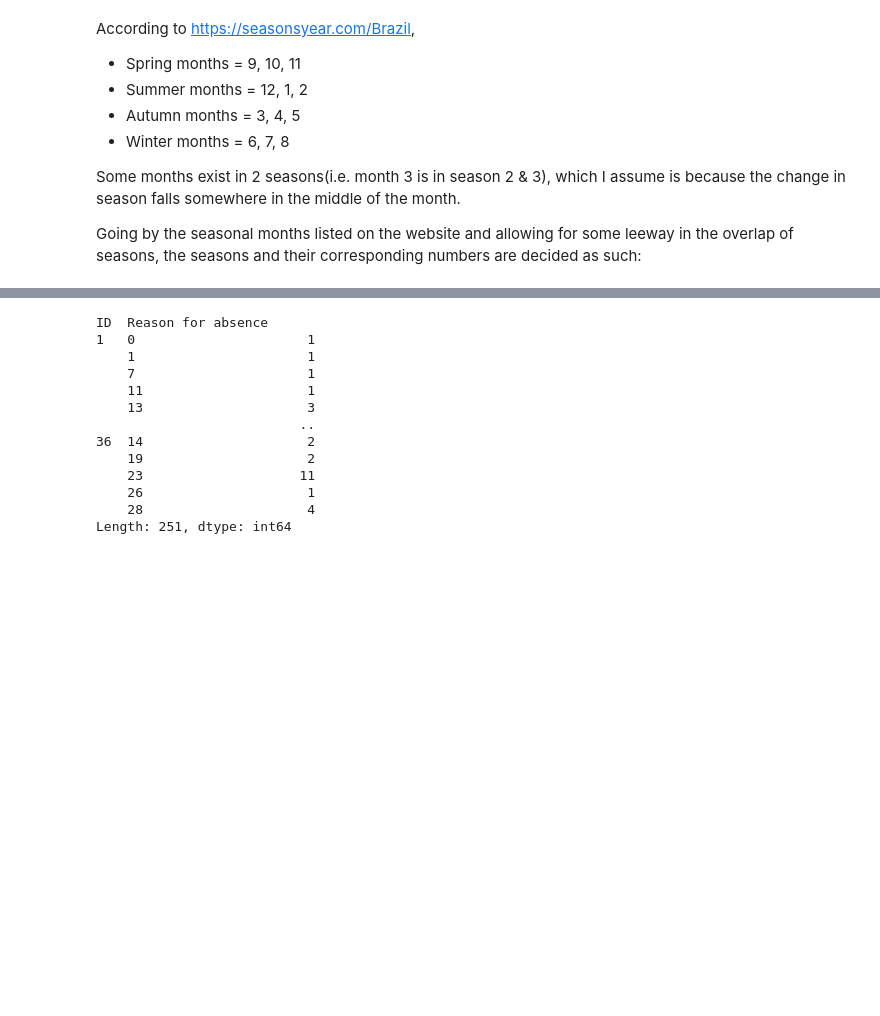
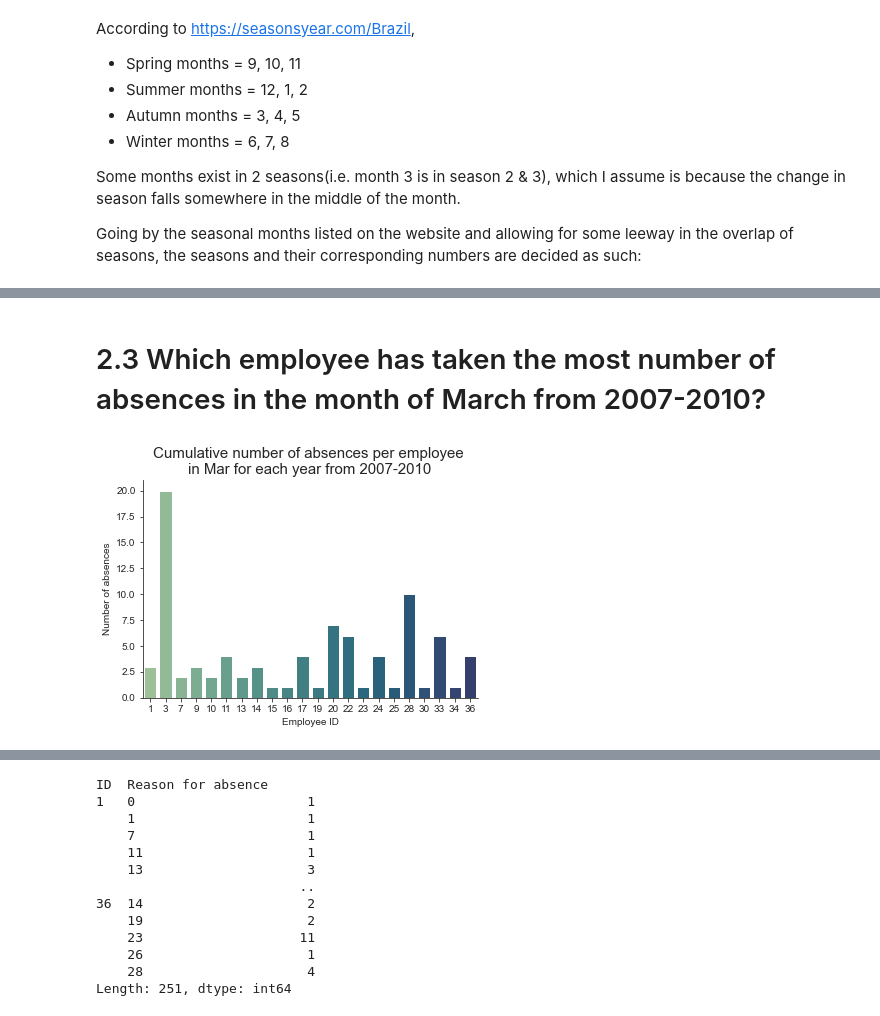
Before and after one commit to diweiho/Absenteeism-at-work, a Jupyter notebook: analysis.ipynb, the cells around one changed output, grey strips where cells are left out. Cells and saved outputs as stored; diff of their text form; code cells hidden in the pictures; blank space fills up the shorter version.

```diff
--- a/analysis.ipynb
+++ b/analysis.ipynb
@@ -207,2 +206,17 @@ Perhaps the celebrations (i.e. Carnival Rio de Janeiro, Good Friday & Easter Sun
 
 <sub>'Events in March' - https://www.kimkim.com/c/brazil-in-march-travel-tips-weather-and-more</sub>
+# %% [markdown]
+# 2.3 Which employee has taken the most number of absences in the month of March from 2007-2010?
+# %%
+# Drilling down to the month of March
+mar_df = df[df['Month of absence']==3]
+mar_absentees = mar_df.groupby('ID').size()
+
+# Plot
+sns.barplot(x=mar_absentees.index, y=mar_absentees.values, palette='crest')
+plt.xlabel('Employee ID')
+plt.ylabel('Number of absences')
+plt.title('Cumulative number of absences per employee \nin Mar for each year from 2007-2010', fontdict={'fontsize':15})
+plt.show()
+# %% [output]
+[figure, added]
```
Also changed, not shown: parts of 18 cells of this notebook.
